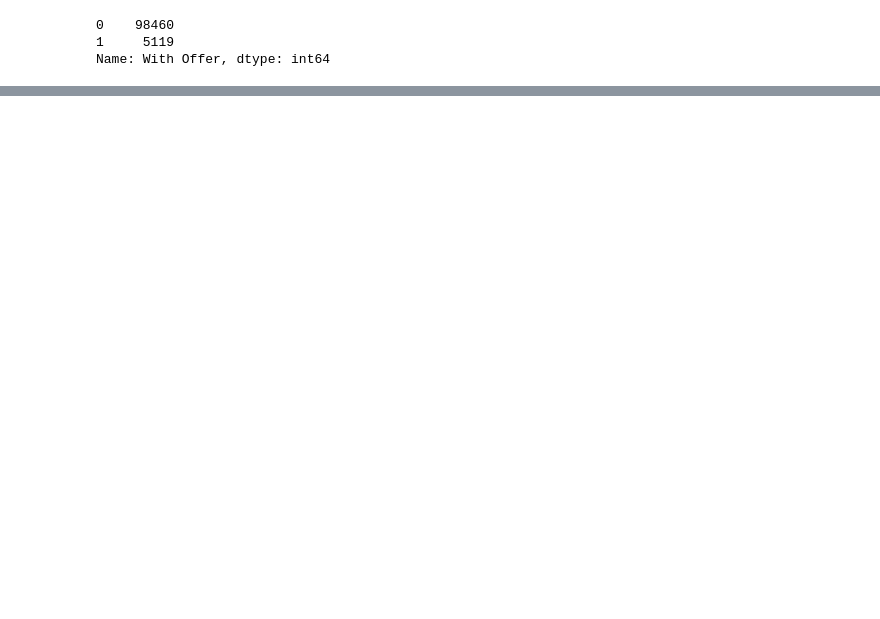
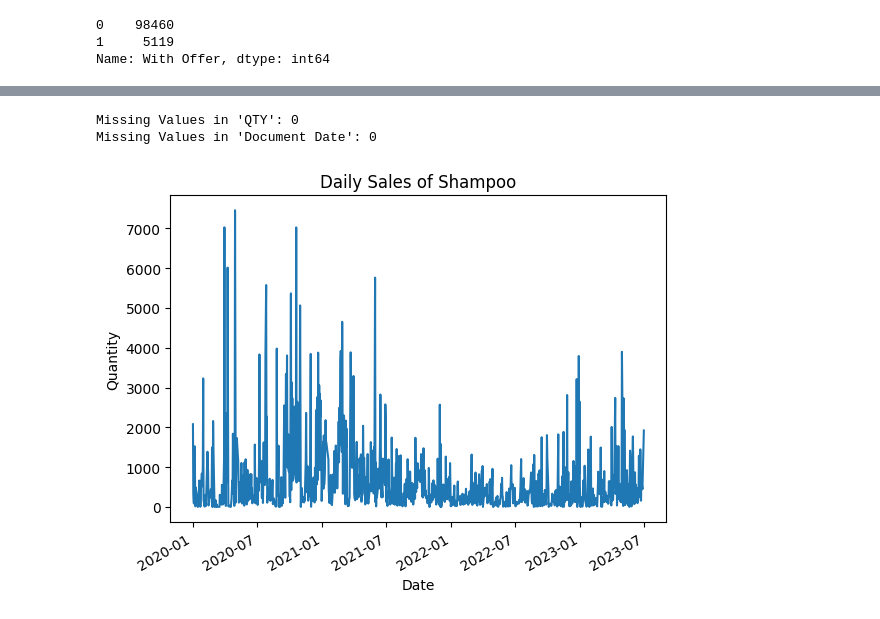
Before and after one commit to mra49/Capstone, a Jupyter notebook: SalesForecasting.ipynb, the cells around one changed output, grey strips where cells are left out. Drawn from its saved outputs; the diff is of its cells as text; code cells hidden in the pictures; blank space fills up the shorter version.

```diff
--- a/SalesForecasting.ipynb
+++ b/SalesForecasting.ipynb
@@ -347,0 +326,17 @@ print(item_size_description.head(30))  # Adjust the number as needed to see more
+# %%
+# Group by 'Item Number' and filter out those that appear less than 10 times, then overwrite df
+df = df.groupby('Item Number').filter(lambda x: len(x) >= 10)
+# %%
+import pandas as pd
+
+# Assuming df is your DataFrame
+
+# Filter the DataFrame for 'shampoo' product_type
+shampoo_df = df[df['product_type'] == 'shampoo']
+
+# Count the missing 'product_size' values
+missing_sizes_count = shampoo_df['product_size'].isnull().sum()
+missing_location_count = shampoo_df['Location ID'].isnull().sum()
+# Display the count
+print(f"Number of missing size values for shampoo product_type: {missing_sizes_count}")
+print(f"Number of missing size values for shampoo product_type: {missing_location_count}")
@@ -347,0 +455,26 @@ print(item_size_description.head(30))  # Adjust the number as needed to see more
+# %%
+# Check for missing values in the relevant columns for ARIMA
+missing_values_qty = df['QTY'].isnull().sum()
+missing_values_date = df['Document Date'].isnull().sum()
+
+# Display the counts of missing values
+print(f"Missing Values in 'QTY': {missing_values_qty}")
+print(f"Missing Values in 'Document Date': {missing_values_date}")
+# %% [output]
+Missing Values in 'QTY': 0
+Missing Values in 'Document Date': 0
+# %%
+shampoo_daily = shampoo_df.groupby(shampoo_df['Document Date'].dt.date)['QTY'].sum()
+# %%
+shampoo_daily.index = pd.to_datetime(shampoo_daily.index)
+shampoo_daily = shampoo_daily.sort_index()
+# %%
+import matplotlib.pyplot as plt
+
+shampoo_daily.plot()
+plt.title('Daily Sales of Shampoo')
+plt.xlabel('Date')
+plt.ylabel('Quantity')
+plt.show()
+# %% [output]
+[figure, added]
```
Also changed, not shown: parts of 47 cells of this notebook.
